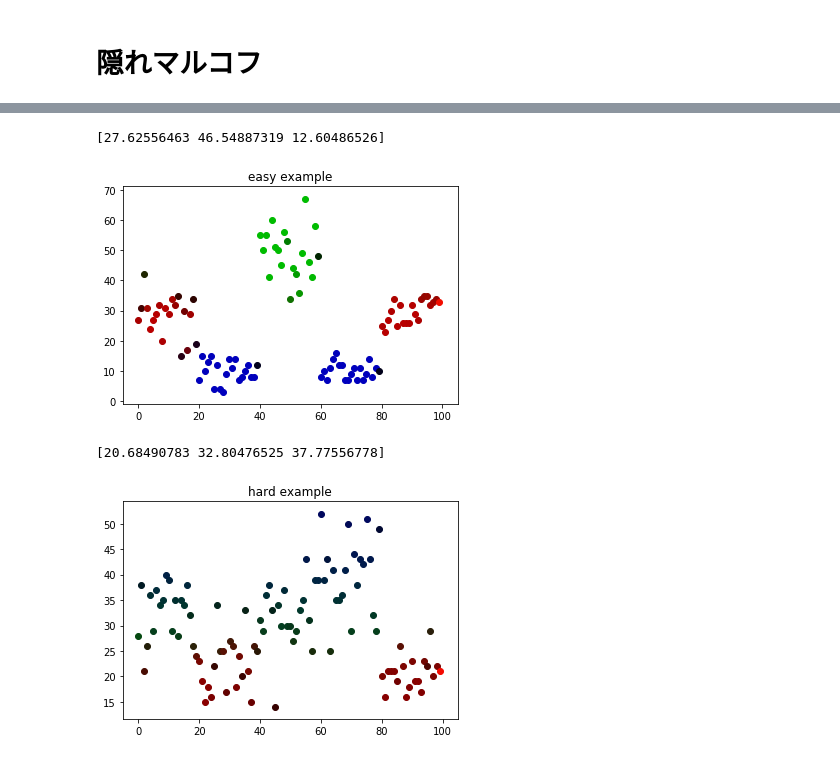
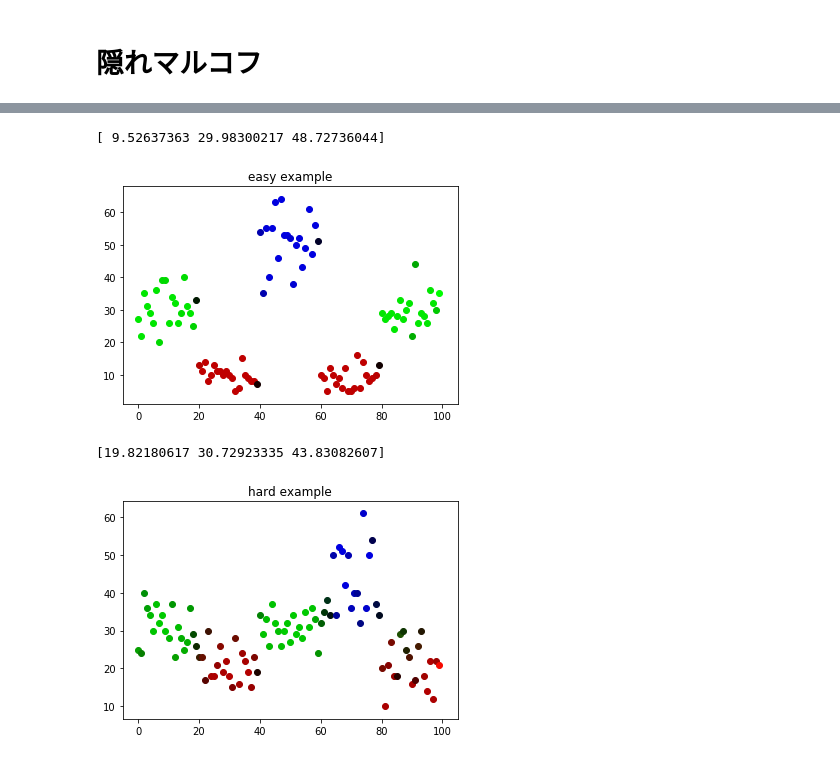
Before and after one commit to GENZITSU/Bayse, a Jupyter notebook: chapter_5.ipynb, the cells around one changed output, grey strips where cells are left out. Drawn from its saved outputs; the diff is of its cells as text; code cells hidden in the pictures.

```diff
--- a/chapter_5.ipynb
+++ b/chapter_5.ipynb
@@ -681,32 +692,32 @@ class Poisson_HMM_fb:
         self.eta = np.array(eta)
         return
 # %%
-a_lam = np.array([20, 60, 100])
+a_lam = np.array([20, 60, 60.1])
 b_lam = np.array([2, 2, 2])
 alpha_pi = np.ones(3)/3
-beta_A = np.array([[3,3,3], [3,3, 3], [3, 3, 3]])
+beta_A = np.array([[3,3,3], [1,1, 1], [2, 2, 2]])
 
 poi_hmm = Poisson_HMM_fb(a_lam, b_lam, alpha_pi, beta_A, max_iter=10)
 poi_hmm.fit(X_1)
 print(poi_hmm.a_lam / poi_hmm.b_lam)
 # 結果の描画
 for i in range(X_1.shape[0]):
     plt.scatter(i, X_1[i], color=poi_hmm.eta[i])
 plt.title("easy example")
 plt.show()
 
 a_lam = np.array([40, 60, 80])
 b_lam = np.array([2, 2, 2])
 poi_hmm = Poisson_HMM_fb(a_lam, b_lam, alpha_pi, beta_A, max_iter=10)
 poi_hmm.fit(X_2)
 print(poi_hmm.a_lam / poi_hmm.b_lam)
 # 結果の描画
 for i in range(X_2.shape[0]):
     plt.scatter(i, X_2[i], color=poi_hmm.eta[i])
 plt.title("hard example")
 plt.show()
 # %% [output]
-[27.62556463 46.54887319 12.60486526]
+[ 9.52637363 29.98300217 48.72736044]
-[figure, old version]
+[figure, new version]
-[20.68490783 32.80476525 37.77556778]
+[19.82180617 30.72923335 43.83082607]
-[figure, old version]
+[figure, new version]
```
Also changed, not shown: parts of 3 cells of this notebook.
